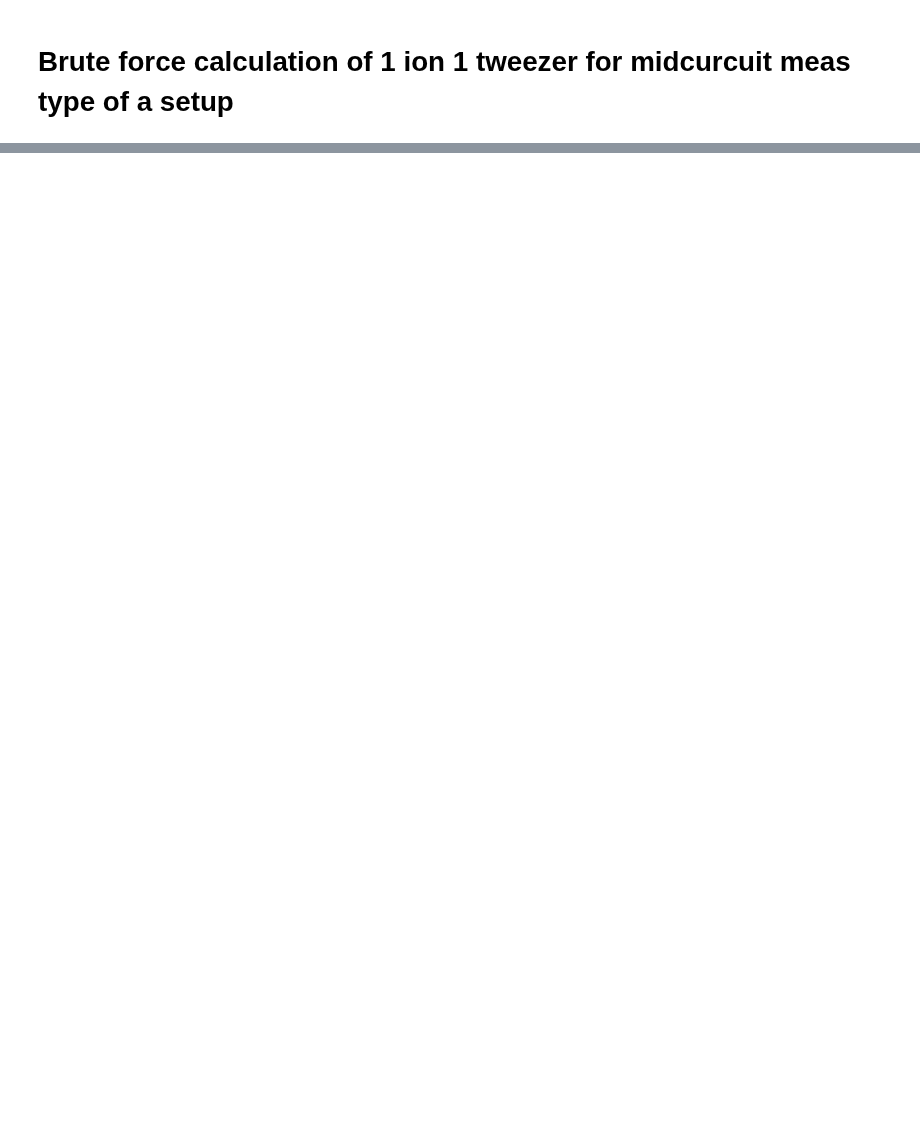
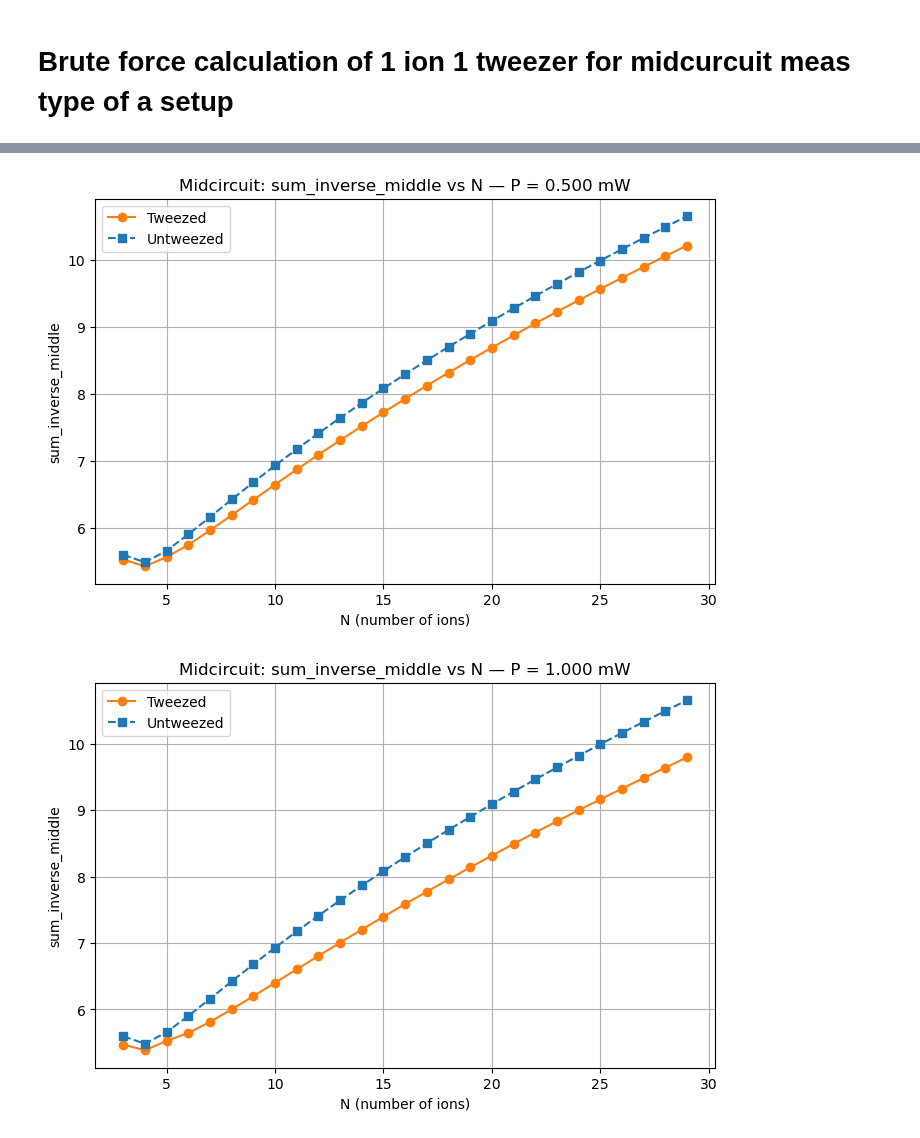
Before and after one commit to SQRLab/BladeRunner, a Jupyter notebook: Tweezers/SBC_Speedup.ipynb, the cells around one changed output, grey strips where cells are left out. Saved outputs shown, nothing was run; the diff lists cells and outputs as text; code cells hidden in the pictures; blank space fills up the shorter version.

```diff
--- a/Tweezers/SBC_Speedup.ipynb
+++ b/Tweezers/SBC_Speedup.ipynb
@@ -1117,0 +1349,76 @@ else:
+# %%
+# ...existing code...
+# loop over powers and plot per-power figure
+import numpy as np
+import matplotlib.pyplot as plt
+
+# use the requested power list
+power_values = [500e-6, 1e-3, 10e-3, 100e-3]
+
+def first_sum_by_N(df):
+    if df is None or df.empty:
+        return np.array([]), np.array([])
+    first = df.groupby("N", sort=True, as_index=False).first()
+    return first["N"].to_numpy(), first["sum_inverse_middle"].to_numpy()
+
+for p in power_values:
+    P_current = [p]    # functions expect a list-like P
+    dfs = []
+    dfs_untweezed = []
+    many_N = []
+    many_N_untweezed = []
+
+    for N in range(3, 30):
+        # tweezed
+        test_loop = midcircuit_modes(
+            omega_tweezer, linewidths, omega_res, m, mode_calc_r,
+            N, f_rf_r, f_rf_a, P_current, w0
+        )
+        many_N.append((N, test_loop))
+        if isinstance(test_loop, pd.DataFrame) and not test_loop.empty:
+            df = test_loop.copy().reset_index(drop=True)
+            df['N'] = int(N)
+            try:
+                df['Tweezed Ion'] = df['Tweezed Ion'].astype(int)
+            except Exception:
+                pass
+            dfs.append(df)
+
+        # untweezed
+        test_loop_u = midcircuit_modes_untweezed(
+            omega_tweezer, linewidths, omega_res, m, mode_calc_r,
+            N, f_rf_r, f_rf_a, P_current, w0
+        )
+        many_N_untweezed.append((N, test_loop_u))
+        if isinstance(test_loop_u, pd.DataFrame) and not test_loop_u.empty:
+            dfu = test_loop_u.copy().reset_index(drop=True)
+            dfu['N'] = int(N)
+            try:
+                dfu['Tweezed Ion'] = dfu['Tweezed Ion'].astype(int)
+            except Exception:
+                pass
+            dfs_untweezed.append(dfu)
+
+    combined_df = pd.concat(dfs, ignore_index=True, sort=False) if dfs else pd.DataFrame()
+    combined_untweezed = pd.concat(dfs_untweezed, ignore_index=True, sort=False) if dfs_untweezed else pd.DataFrame()
+
+
+    Ns_t, vals_t = first_sum_by_N(combined_df)
+    Ns_u, vals_u = first_sum_by_N(combined_untweezed)
+
+    plt.figure(figsize=(8,5))
+    if Ns_t.size:
+        plt.plot(Ns_t, vals_t, marker='o', linestyle='-', color='C1', label='Tweezed')
+    if Ns_u.size:
+        plt.plot(Ns_u, vals_u, marker='s', linestyle='--', color='C0', label='Untweezed')
+    plt.xlabel("N (number of ions)")
+    plt.ylabel("sum_inverse_middle")
+    # show power in mW instead of W
+    plt.title(f"Midcircuit: sum_inverse_middle vs N — P = {p*1e3:.3f} mW")
+    plt.grid(True)
+    plt.legend()
+    plt.show()
+# ...existing code...
+# %% [output]
+[figure, added]
+[figure, added]
```
Also changed, not shown: parts of 30 cells of this notebook, 1 other file.
